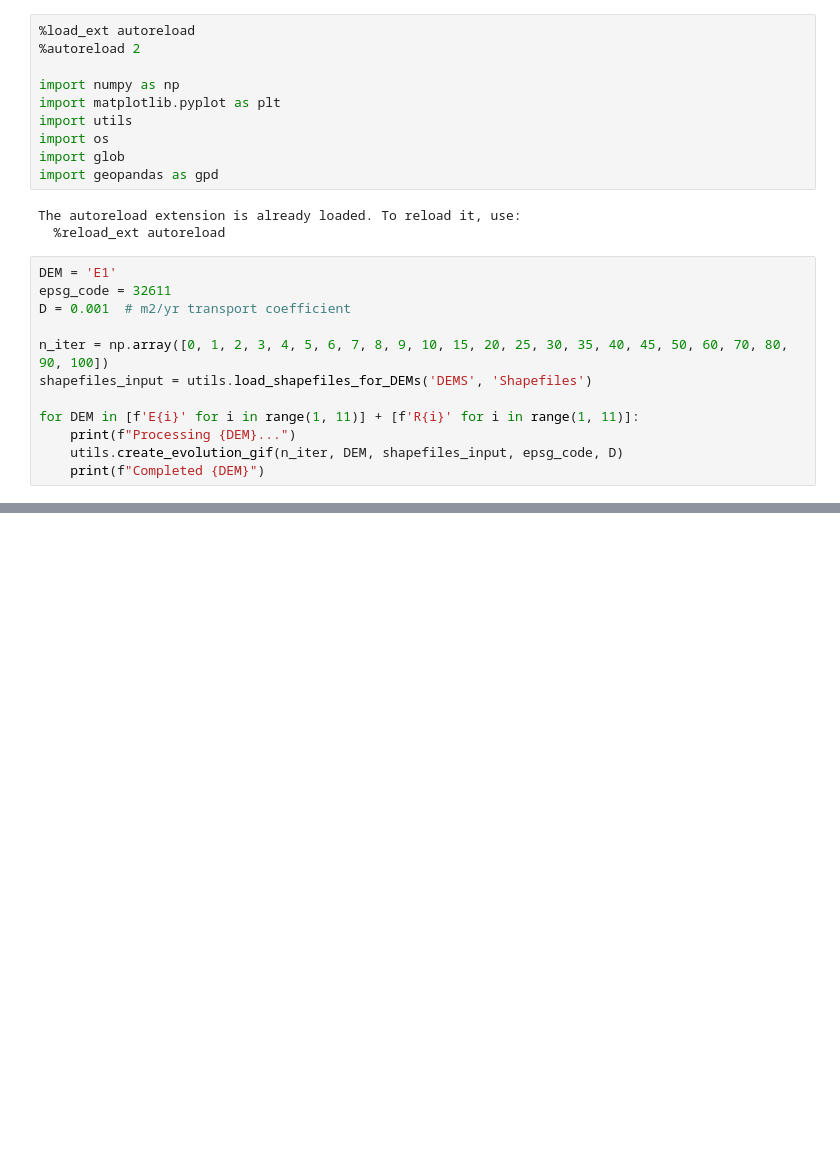
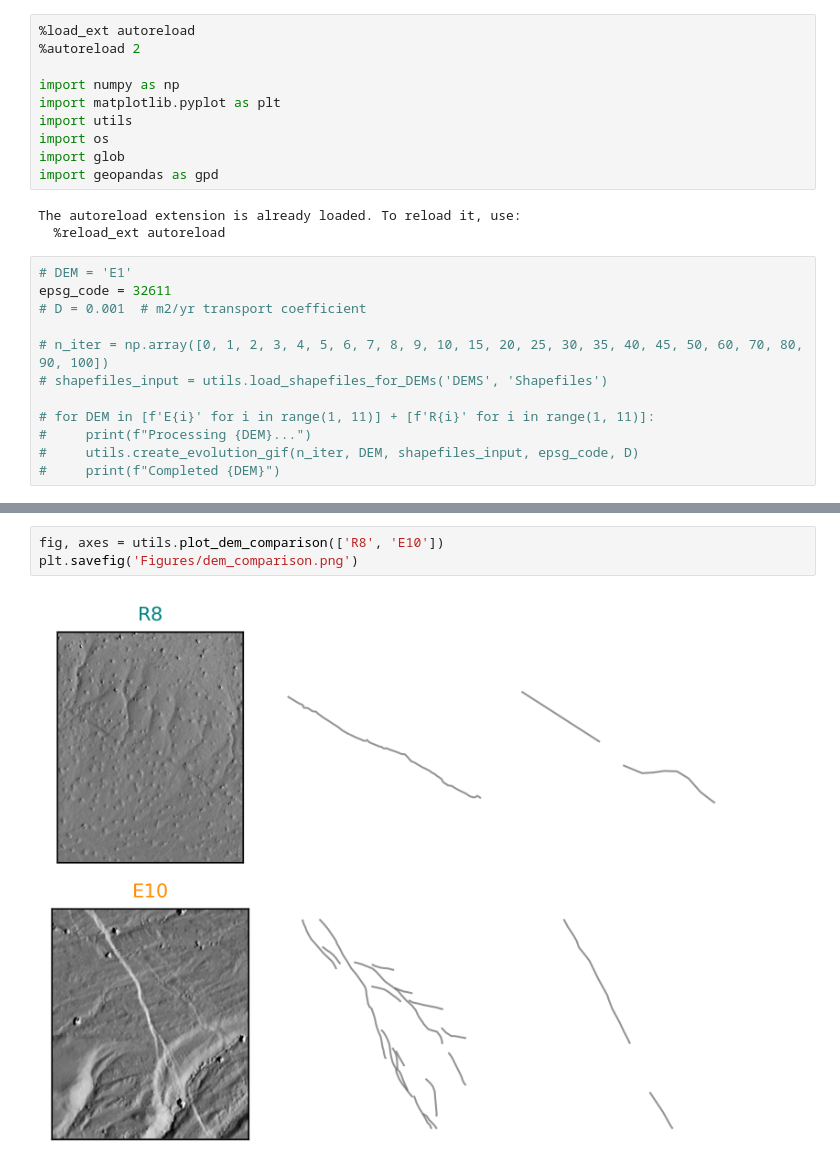
Before and after one commit to absrp/landscape_evolution_earthquake_ruptures, a Jupyter notebook: landscape_evolution_gif.ipynb, the cells around one changed output, grey strips where cells are left out. Cells and saved outputs as stored; diff of their text form; blank space fills up the shorter version.

Commit message:
comparison of end-member rupture styles

```diff
--- a/landscape_evolution_gif.ipynb
+++ b/landscape_evolution_gif.ipynb
@@ -12,14 +12,14 @@ import geopandas as gpd
 The autoreload extension is already loaded. To reload it, use:
   %reload_ext autoreload
 # %%
-DEM = 'E1'
+# DEM = 'E1'
 epsg_code = 32611
-D = 0.001  # m2/yr transport coefficient
+# D = 0.001  # m2/yr transport coefficient
 
-n_iter = np.array([0, 1, 2, 3, 4, 5, 6, 7, 8, 9, 10, 15, 20, 25, 30, 35, 40, 45, 50, 60, 70, 80, 90, 100])
-shapefiles_input = utils.load_shapefiles_for_DEMs('DEMS', 'Shapefiles')
+# n_iter = np.array([0, 1, 2, 3, 4, 5, 6, 7, 8, 9, 10, 15, 20, 25, 30, 35, 40, 45, 50, 60, 70, 80, 90, 100])
+# shapefiles_input = utils.load_shapefiles_for_DEMs('DEMS', 'Shapefiles')
 
-for DEM in [f'E{i}' for i in range(1, 11)] + [f'R{i}' for i in range(1, 11)]:
-    print(f"Processing {DEM}...")
-    utils.create_evolution_gif(n_iter, DEM, shapefiles_input, epsg_code, D)
-    print(f"Completed {DEM}")
+# for DEM in [f'E{i}' for i in range(1, 11)] + [f'R{i}' for i in range(1, 11)]:
+#     print(f"Processing {DEM}...")
+#     utils.create_evolution_gif(n_iter, DEM, shapefiles_input, epsg_code, D)
+#     print(f"Completed {DEM}")
@@ -96,0 +26,5 @@ Moviepy - Writing video gifs_evolution/R2_evolution.mp4
+# %%
+fig, axes = utils.plot_dem_comparison(['R8', 'E10'])
+plt.savefig('Figures/dem_comparison.png')
+# %% [output]
+[figure, added]
```
Also changed, not shown: parts of 1 cell of this notebook, 1 other file.
